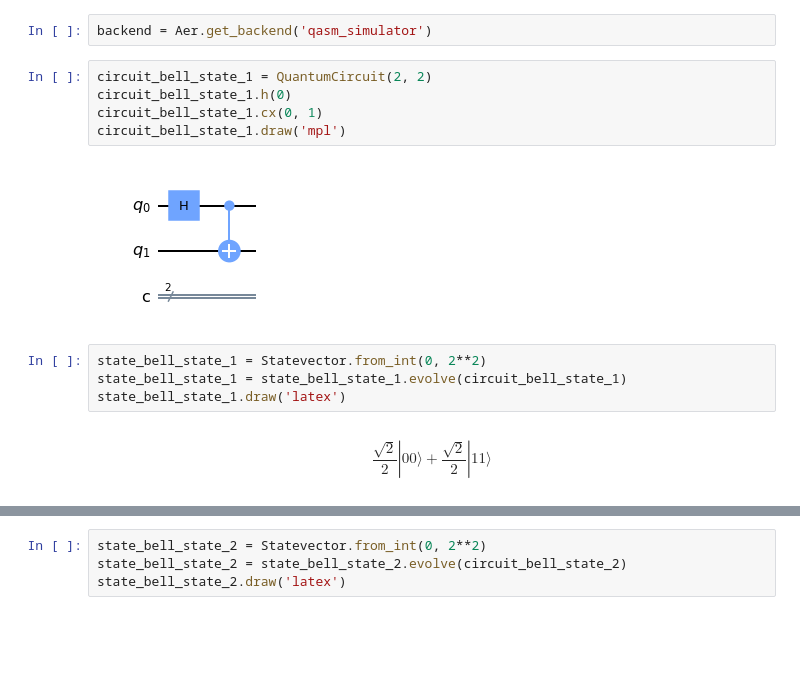
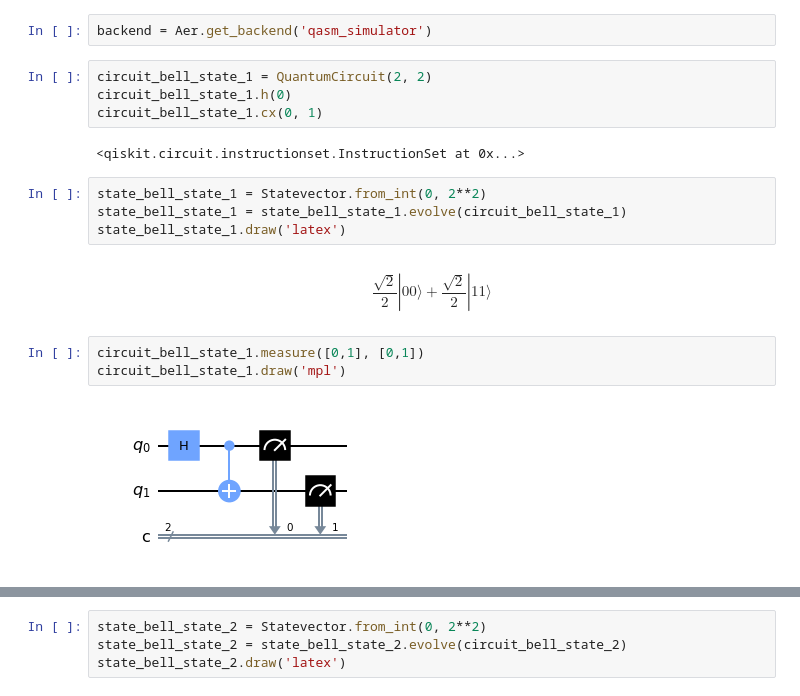
Before and after one commit to brunopacheco1/testing-qiskit, a Jupyter notebook: bell_states.ipynb, the cells around one changed output, grey strips where cells are left out. Drawn from its saved outputs; the diff is of its cells as text; blank space fills up the shorter version.

```diff
--- a/bell_states.ipynb
+++ b/bell_states.ipynb
@@ -9,13 +9,17 @@ backend = Aer.get_backend('qasm_simulator')
 circuit_bell_state_1 = QuantumCircuit(2, 2)
 circuit_bell_state_1.h(0)
 circuit_bell_state_1.cx(0, 1)
-circuit_bell_state_1.draw('mpl')
 # %% [output]
-[figure, removed]
+<qiskit.circuit.instructionset.InstructionSet at 0x...>
 # %%
 state_bell_state_1 = Statevector.from_int(0, 2**2)
 state_bell_state_1 = state_bell_state_1.evolve(circuit_bell_state_1)
 state_bell_state_1.draw('latex')
 # %% [output]
 $$\frac{\sqrt{2}}{2} |00\rangle+\frac{\sqrt{2}}{2} |11\rangle$$
+# %%
+circuit_bell_state_1.measure([0,1], [0,1])
+circuit_bell_state_1.draw('mpl')
+# %% [output]
+[figure, added]
 # %%
```
Also changed, not shown: parts of 10 cells of this notebook, 5 other files.
